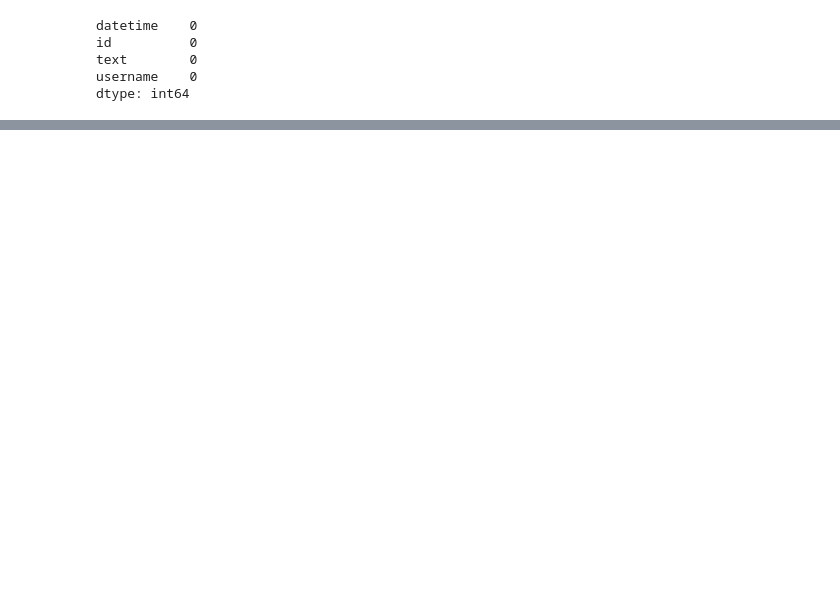
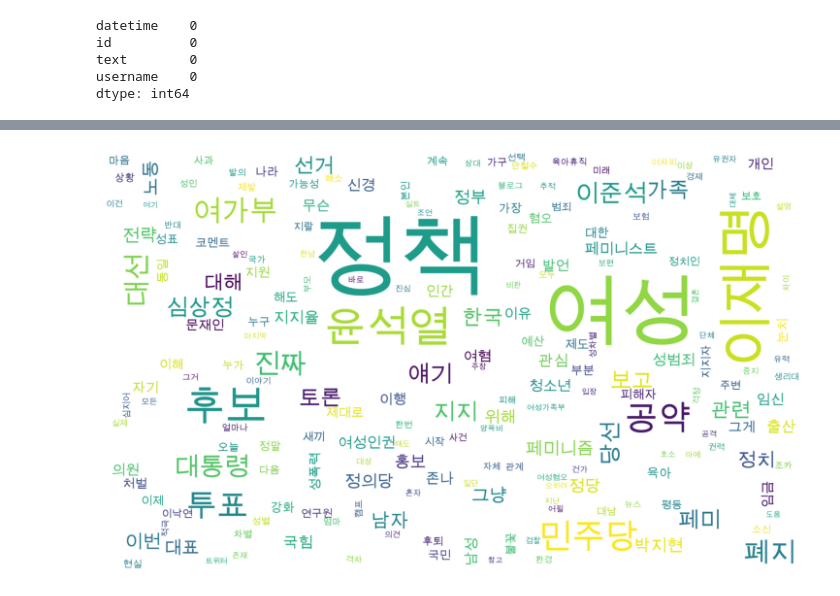
Before and after one commit to solyourock/ML_study, a Jupyter notebook: NLP/twitter_eda.ipynb, the cells around one changed output, grey strips where cells are left out. Saved outputs shown, nothing was run; the diff lists cells and outputs as text; code cells hidden in the pictures; blank space fills up the shorter version.

Commit message:
add wordcloud

```diff
--- a/NLP/twitter_eda.ipynb
+++ b/NLP/twitter_eda.ipynb
@@ -86,0 +142,19 @@ plt.legend(fontsize=15)
+# %%
+def wordcloud(c):
+    wc = WordCloud(font_path='Arial Unicode', width=2000, height=1200, background_color ='white', scale=2.0, max_font_size=250)
+    gen = wc.generate_from_frequencies(c)
+    plt.figure(figsize = (12, 6), facecolor = None)
+    plt.imshow(gen)
+    plt.axis("off")
+    plt.tight_layout(pad=0)
+    # save_fig("most_common_words_wordcloud")
+# %%
+nouns_list, words = tokenizing(women_policy['text'], okt)
+# %%
+words_new = stopwords(words, stop_words)
+# %%
+c, cw = common_words(words_new, 200)
+# %%
+wordcloud(c)
+# %% [output]
+[figure, added]
```
Also changed, not shown: parts of 17 cells of this notebook.
